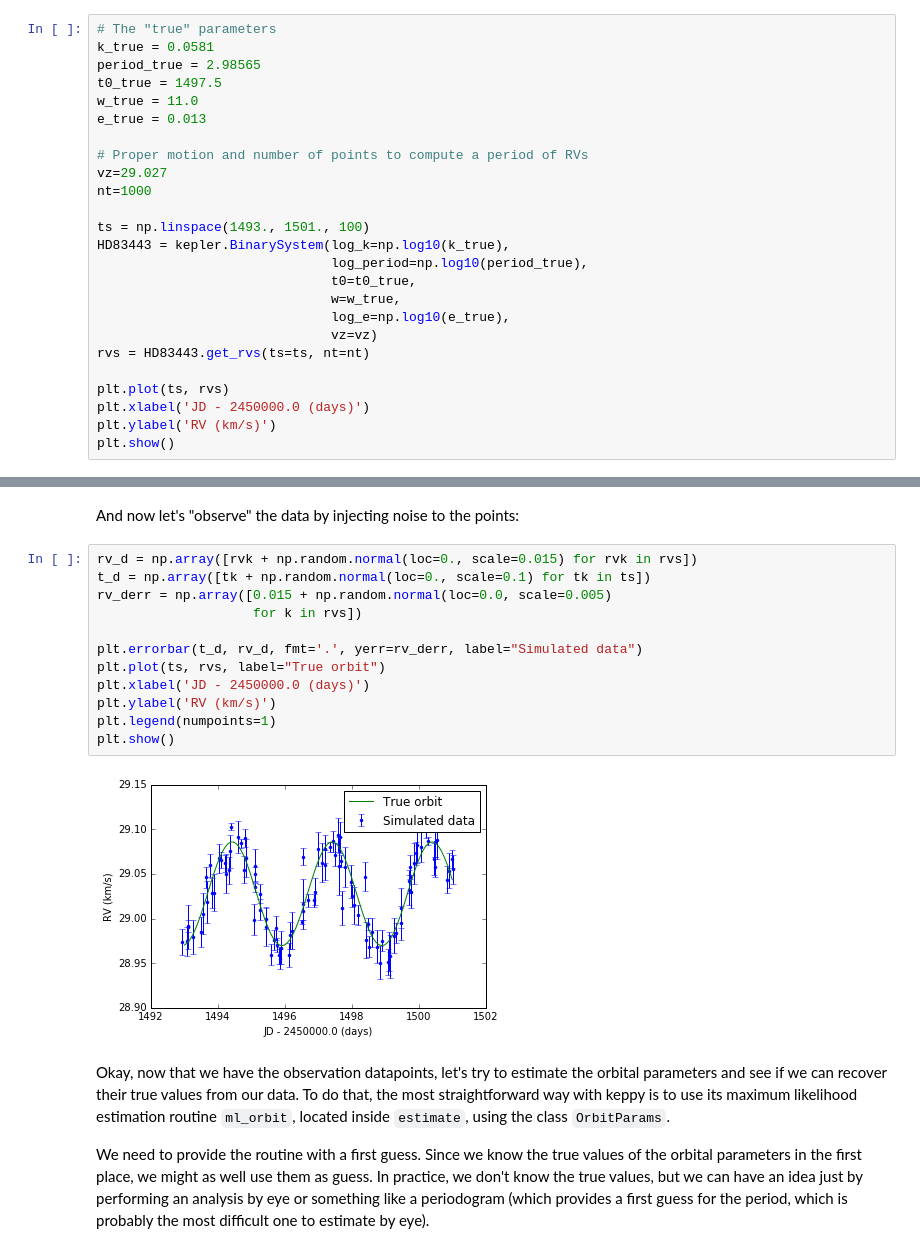
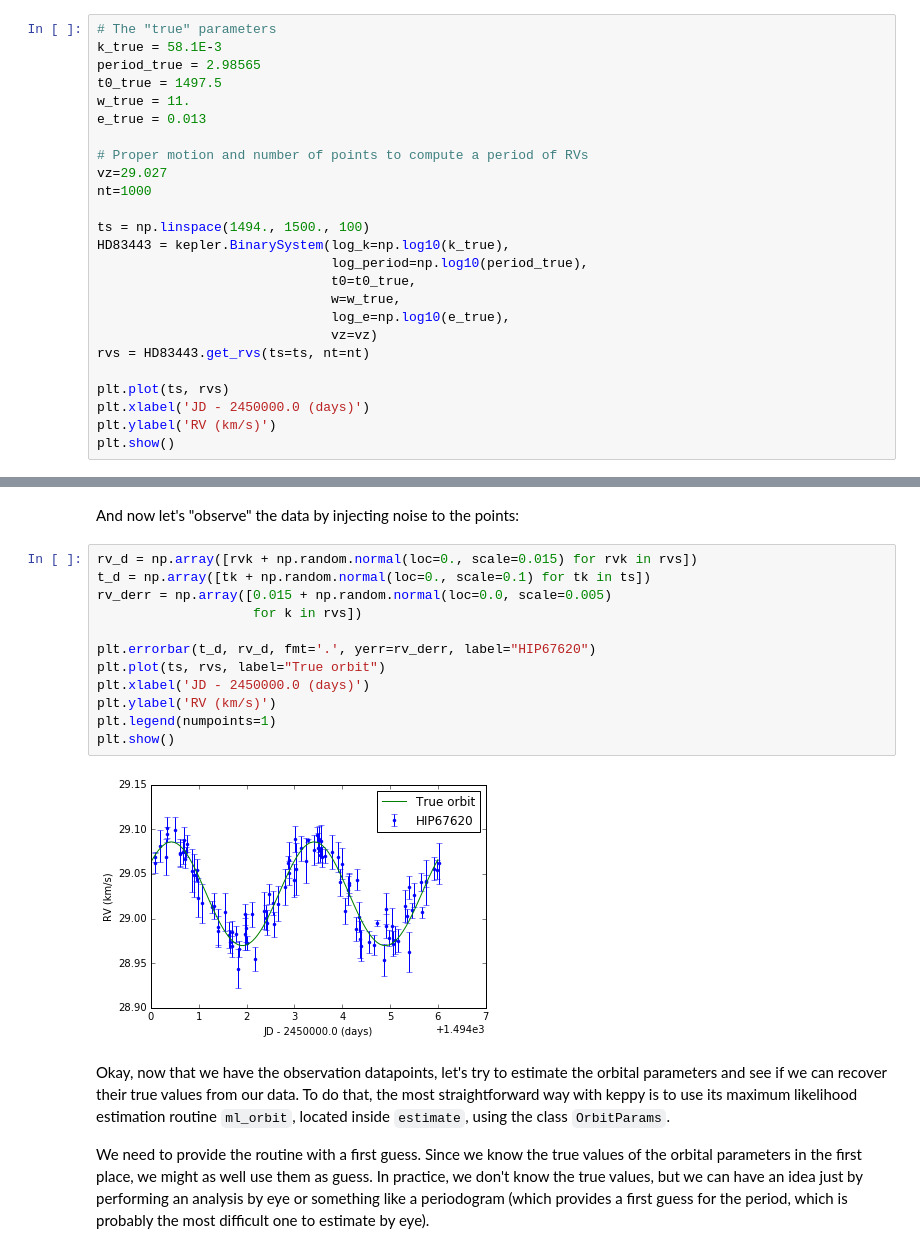
Before and after one commit to Eapj3/radial_, a Jupyter notebook: usage_example.ipynb, the cells around one changed output, grey strips where cells are left out. Saved outputs shown, nothing was run; the diff lists cells and outputs as text.

```diff
--- a/usage_example.ipynb
+++ b/usage_example.ipynb
@@ -49,17 +49,17 @@ There we go! This exoplanet has a very eccentric orbit, and that is what causes
 Well, that was simple enough. But most of what astronomers do is to measure radial velocities (RV) and then trying to infer the orbital parameters of the system from the RV data. Can keppy help us with that? Yes! First, let's create some mock data for the HD 83443 b exoplanetary system. Previous studies have estimated the orbital parameters to be: velocity semi-amplitude $K = 58.1$ km/s, orbital period $T = 2.98565$ days, time of periapse passage $t_0 = 1497.5$ [JD-2.45E6 days], argument of periapse $\omega = 11$ [degrees] and eccentricity $e = 0.013$, with a proper motion $V_Z = 29.027$ km/s, and we consider these values as *truth*. Let's create the true orbit in a similar fashion that we previously did:
 # %%
 # The "true" parameters
-k_true = 0.0581
+k_true = 58.1E-3
 period_true = 2.98565
 t0_true = 1497.5
-w_true = 11.0
+w_true = 11.
 e_true = 0.013
 
 # Proper motion and number of points to compute a period of RVs
 vz=29.027
 nt=1000
 
-ts = np.linspace(1493., 1501., 100)
+ts = np.linspace(1494., 1500., 100)
 HD83443 = kepler.BinarySystem(log_k=np.log10(k_true),
                               log_period=np.log10(period_true),
                               t0=t0_true,
@@ -79,17 +79,17 @@ And now let's "observe" the data by injecting noise to the points:
 # %%
 rv_d = np.array([rvk + np.random.normal(loc=0., scale=0.015) for rvk in rvs])
 t_d = np.array([tk + np.random.normal(loc=0., scale=0.1) for tk in ts])
 rv_derr = np.array([0.015 + np.random.normal(loc=0.0, scale=0.005)
                     for k in rvs])
 
-plt.errorbar(t_d, rv_d, fmt='.', yerr=rv_derr, label="Simulated data")
+plt.errorbar(t_d, rv_d, fmt='.', yerr=rv_derr, label="HIP67620")
 plt.plot(ts, rvs, label="True orbit")
 plt.xlabel('JD - 2450000.0 (days)')
 plt.ylabel('RV (km/s)')
 plt.legend(numpoints=1)
 plt.show()
 # %% [output]
-[figure, old version]
+[figure, new version]
 # %% [markdown]
 Okay, now that we have the observation datapoints, let's try to estimate the orbital parameters and see if we can recover their true values from our data. To do that, the most straightforward way with keppy is to use its maximum likelihood estimation routine `ml_orbit`, located inside `estimate`, using the class `OrbitParams`.
 
```
Also changed, not shown: parts of 14 cells of this notebook.
